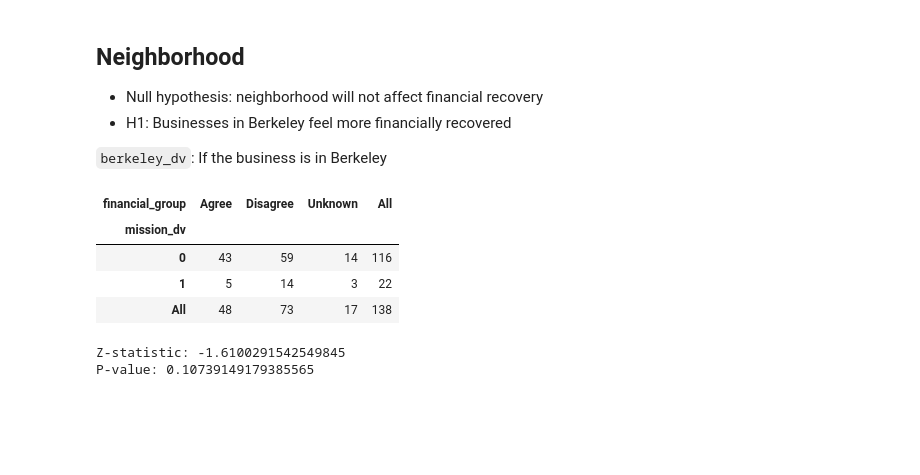
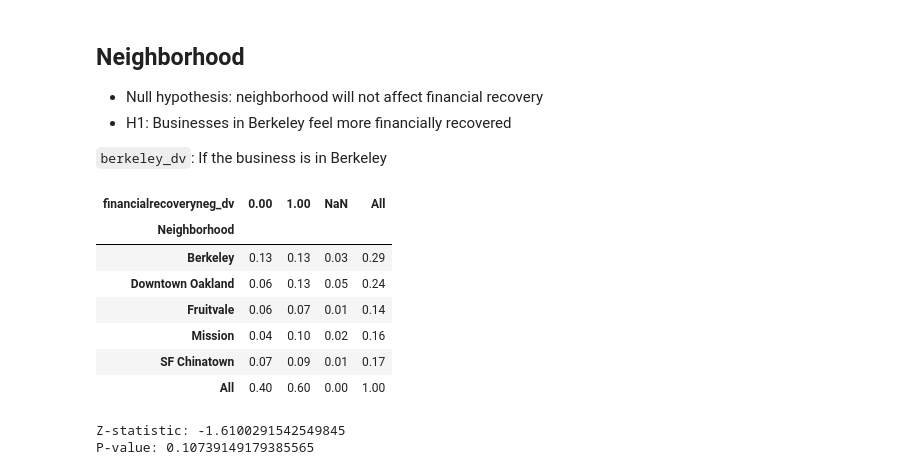
Before and after one commit to mbecica/business-survey-201, a Jupyter notebook: financial-stability.ipynb, the cells around one changed output. Cells and saved outputs as stored; diff of their text form; code cells hidden in the pictures; blank space fills up the shorter version.

```diff
--- a/financial-stability.ipynb
+++ b/financial-stability.ipynb
@@ -202,30 +223,57 @@ P-value: 0.7916285098650591
 # %%
 berkeley_map = {
     "Berkeley":1,
     "Downtown Oakland":0,
     "Fruitvale":0,
     "Mission":0,
     "SF Chinatown":0,
 }
 mission_map = {
     "Berkeley":0,
     "Downtown Oakland":0,
     "Fruitvale":0,
     "Mission":1,
     "SF Chinatown":0,
 }
+oakland_map = {
+    "Berkeley":0,
+    "Downtown Oakland":1,
+    "Fruitvale":0,
+    "Mission":0,
+    "SF Chinatown":0,
+}
+fruitvale_map = {
+    "Berkeley":0,
+    "Downtown Oakland":0,
+    "Fruitvale":1,
+    "Mission":0,
+    "SF Chinatown":0,
+}
+chinatown_map = {
+    "Berkeley":0,
+    "Downtown Oakland":0,
+    "Fruitvale":0,
+    "Mission":0,
+    "SF Chinatown":1,
+}
 
 business_df['berkeley_dv'] = business_df['Neighborhood'].map(berkeley_map)
 business_df['mission_dv'] = business_df['Neighborhood'].map(mission_map)
+business_df['oakland_dv'] = business_df['Neighborhood'].map(oakland_map)
+business_df['fruitvale_dv'] = business_df['Neighborhood'].map(fruitvale_map)
+business_df['chinatown_dv'] = business_df['Neighborhood'].map(chinatown_map)
 
 # Neighborhood
-pd.crosstab(index=business_df["mission_dv"], columns=business_df["financial_group"], dropna=False, margins=True)
+pd.crosstab(business_df['Neighborhood'], columns=business_df['financialrecoveryneg_dv'], dropna=False, margins=True, normalize=True)
 # %% [output]
-| financial_group | Agree | Disagree | Unknown | All |
-| mission_dv |  |  |  |  |
-| 0 | 43 | 59 | 14 | 116 |
-| 1 | 5 | 14 | 3 | 22 |
-| All | 48 | 73 | 17 | 138 |
+| financialrecoveryneg_dv | 0.00 | 1.00 | NaN | All |
+| Neighborhood |  |  |  |  |
+| Berkeley | 0.13 | 0.13 | 0.03 | 0.29 |
+| Downtown Oakland | 0.06 | 0.13 | 0.05 | 0.24 |
+| Fruitvale | 0.06 | 0.07 | 0.01 | 0.14 |
+| Mission | 0.04 | 0.10 | 0.02 | 0.16 |
+| SF Chinatown | 0.07 | 0.09 | 0.01 | 0.17 |
+| All | 0.40 | 0.60 | 0.00 | 1.00 |
 # %%
 # Test for Statistical Significance
 berkeley_sdf = business_df.copy()
```
Also changed, not shown: parts of 18 cells of this notebook.
